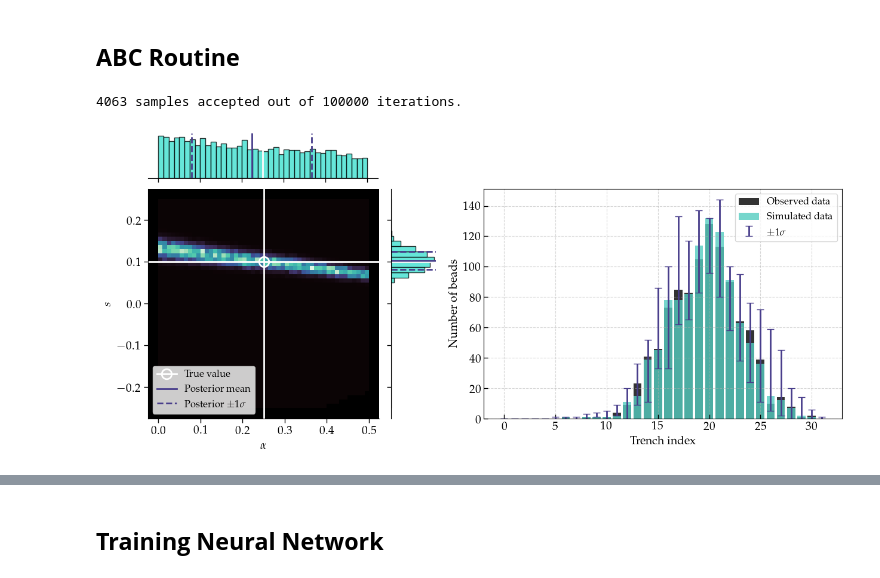
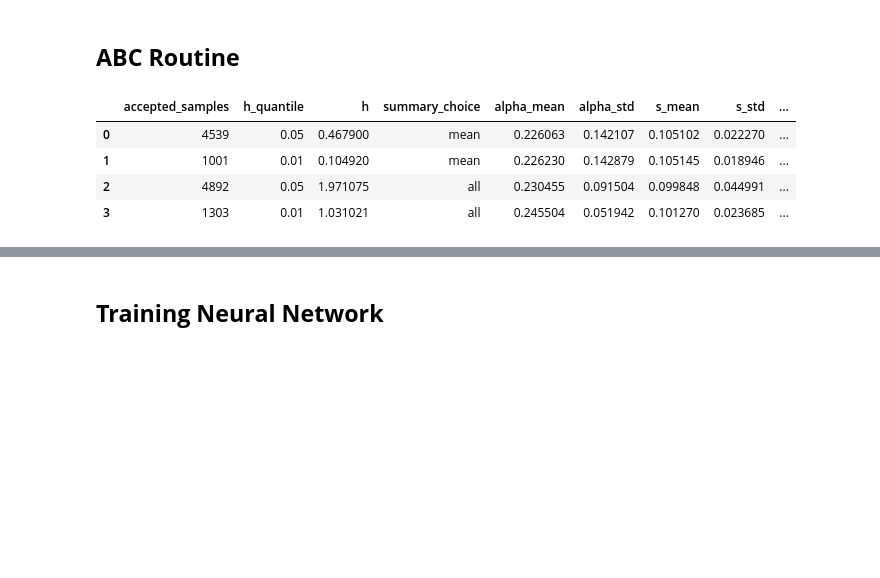
Before and after one commit to stommen/tif345_projects, a Jupyter notebook: project_3/project3_LBOS.ipynb, the cells around one changed output, grey strips where cells are left out. Saved outputs shown, nothing was run; the diff lists cells and outputs as text; code cells hidden in the pictures; blank space fills up the shorter version.

```diff
--- a/project_3/project3_LBOS.ipynb
+++ b/project_3/project3_LBOS.ipynb
@@ -386,47 +422,0 @@ results = ABC(y_obs, its, h='cal', h_quantile=0.05, cal_its=1000)
-# %%
-
-print(len(np.array(results['alpha'])[np.array(results['distance']) < results['kernel_size'][0]]), 'samples accepted out of', its, 'iterations.')
-# plt.figure(figsize=(6, 5))
-# plt.plot(results['distance'], 'ko')
-# plt.plot(np.arange(len(results['distance']))[np.array(results['distance']) < results['kernel_size'][0]], np.array(results['distance'])[np.array(results['distance']) < results['kernel_size'][0]], 'ro')
-# plt.axhline(y=results['kernel_size'][0], color='r', linestyle='--', label='Kernel size $h$')
-# plt.xlabel('Iteration')
-# plt.ylabel('Distance')
-
-# plt.tight_layout()
-# plt.show()
-# %% [output]
-4063 samples accepted out of 100000 iterations.
-# %%
-
-weights = np.array(results['kernel_value'])
-s_samples = np.array(results['s'])
-alpha_samples = np.array(results['alpha'])
-alpha_mean = np.sum(alpha_samples * weights) / np.sum(weights)
-alpha_std = np.sqrt(np.sum((alpha_samples - alpha_mean)**2 * weights) / np.sum(weights))
-s_mean = np.sum(s_samples * weights) / np.sum(weights)
-s_std = np.sqrt(np.sum((s_samples - s_mean)**2 * weights) / np.sum(weights))
-
-s_samples_accepted = s_samples[np.array(results['distance']) < results['kernel_size'][0]]
-alpha_samples_accepted = alpha_samples[np.array(results['distance']) < results['kernel_size'][0]]
-
-fig, ax = joint_plotter(s_samples, alpha_samples, s_mean, s_std, alpha_mean, alpha_std, weights, 'mako', 'white', 'darkslateblue')
-ax.set_facecolor('black')
-
-true_counts = vec_dalton_simulator(n_rows, n_cols, n_beads, 0.25, 0.1, disable=True, seed=19)
-simulated_counts = vec_dalton_simulator(n_rows, n_cols, n_beads, alpha_mean, s_mean, disable=True, seed=19)
-simulated_counts_std_plus_plus = vec_dalton_simulator(n_rows, n_cols, n_beads, alpha_mean + alpha_std, s_mean + s_std, disable=True, seed=19)
-simulated_counts_std_plus_minus = vec_dalton_simulator(n_rows, n_cols, n_beads, alpha_mean + alpha_std, s_mean - s_std, disable=True, seed=19)
-simulated_counts_std_minus_plus = vec_dalton_simulator(n_rows, n_cols, n_beads, alpha_mean - alpha_std, s_mean + s_std, disable=True, seed=19)
-simulated_counts_std_minus_minus = vec_dalton_simulator(n_rows, n_cols, n_beads, alpha_mean - alpha_std, s_mean - s_std, disable=True, seed=19)
-simulations = np.vstack([simulated_counts_std_minus_minus,
-                             simulated_counts_std_minus_plus,
-                             simulated_counts_std_plus_minus,
-                             simulated_counts_std_plus_plus])
-sim_std_plus = np.max(simulations, axis=0)
-sim_std_minus = np.min(simulations, axis=0)
-
-ax_bar = fig.add_axes([1.25, 0.11, 1.2, 0.77])
-ax_bar = dist_data_plotter(ax_bar, true_counts, simulated_counts, sim_std_minus, sim_std_plus, 32)
-# %% [output]
-[figure, removed]
@@ -432,0 +434,18 @@ ax_bar = dist_data_plotter(ax_bar, true_counts, simulated_counts, sim_std_minus,
+# %%
+
+comp_res = pd.DataFrame(columns=['accepted_samples', 'h_quantile', 'h', 'summary_choice'] + ['alpha_mean', 'alpha_std', 's_mean', 's_std', 'sim_std_minus_avg', 'sim_std_plus_avg'])
+sums_hs = [['mean', 0.05], ['mean', 0.01], ['all', 0.05], ['all', 0.01]]
+for res, summary_choice in zip([results_1, results_2, results_3, results_4], sums_hs):
+    ABC_res = get_ABC_results(res, its)
+    accepted_samples = len(np.array(res['alpha'])[np.array(res['distance']) < res['kernel_size'][0]])
+    weights, s_samples, alpha_samples, alpha_mean, alpha_std, s_mean, s_std, sim_std_minus, sim_std_plus, sim_std_minus_avg, sim_std_plus_avg, ABC_its = ABC_res.iloc[0]
+    h = np.unique(res['kernel_size'])[0]
+    comp_res = pd.concat([comp_res, pd.DataFrame([[accepted_samples, summary_choice[1], h, summary_choice[0], alpha_mean, alpha_std, s_mean, s_std, sim_std_minus_avg, sim_std_plus_avg]],
+                                                  columns=['accepted_samples', 'h_quantile', 'h', 'summary_choice', 'alpha_mean', 'alpha_std', 's_mean', 's_std', 'sim_std_minus_avg', 'sim_std_plus_avg'])], ignore_index=True)
+display(comp_res)
+# %% [output]
+|  | accepted_samples | h_quantile | h | summary_choice | alpha_mean | alpha_std | s_mean | s_std | ... |
+| 0 | 4539 | 0.05 | 0.467900 | mean | 0.226063 | 0.142107 | 0.105102 | 0.022270 | ... |
+| 1 | 1001 | 0.01 | 0.104920 | mean | 0.226230 | 0.142879 | 0.105145 | 0.018946 | ... |
+| 2 | 4892 | 0.05 | 1.971075 | all | 0.230455 | 0.091504 | 0.099848 | 0.044991 | ... |
+| 3 | 1303 | 0.01 | 1.031021 | all | 0.245504 | 0.051942 | 0.101270 | 0.023685 | ... |
```
Also changed, not shown: parts of 12 cells of this notebook, 4 other files.
